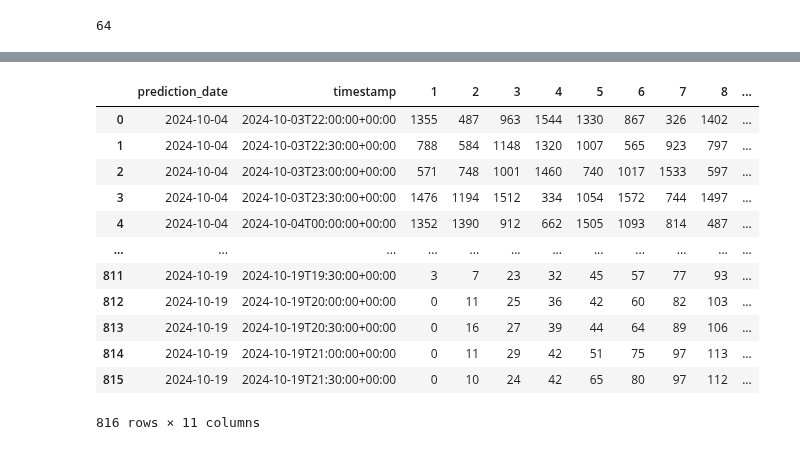
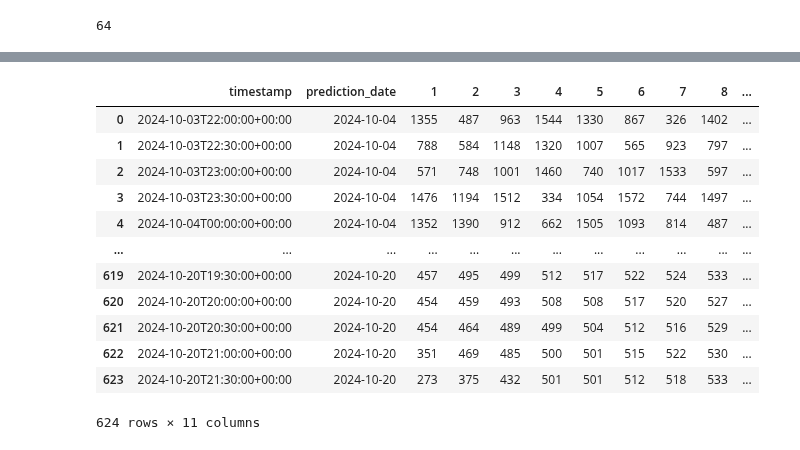
Before and after one commit to P-AEL/Energy_production_price_prediction, a Jupyter notebook: paul_analyse/LSTM_day_ahead_price.ipynb, the cells around one changed output, grey strips where cells are left out. Cells and saved outputs as stored; diff of their text form; code cells hidden in the pictures.

```diff
--- a/paul_analyse/LSTM_day_ahead_price.ipynb
+++ b/paul_analyse/LSTM_day_ahead_price.ipynb
@@ -326,43 +325,44 @@ for i in range(len(data)):
 dataframe_list = []
 
 for entry in data:
     prediction_date = entry['prediction_date']
 
     # Iteriere durch jedes 'submission' Element
     for submission in entry['solution']['submission']:
         timestamp = submission['timestamp']
         probabilistic_forecast = submission['probabilistic_forecast']
 
         # Extrahiere die Werte von 'probabilistic_forecast' und füge sie der Liste hinzu
         row = {
             'prediction_date': prediction_date,
             'timestamp': timestamp,
             '1': probabilistic_forecast.get('10', None),
             '2': probabilistic_forecast.get('20', None),
             '3': probabilistic_forecast.get('30', None),
             '4': probabilistic_forecast.get('40', None),
             '5': probabilistic_forecast.get('50', None),
             '6': probabilistic_forecast.get('60', None),
             '7': probabilistic_forecast.get('70', None),
             '8': probabilistic_forecast.get('80', None),
             '9': probabilistic_forecast.get('90', None)
         }
         dataframe_list.append(row)
 
 # Erstelle DataFrame
 df_api_new = pd.DataFrame(dataframe_list)
+df_api_new = df_api_new.groupby("timestamp").last().reset_index()
 df_api_new
 # %% [output]
-|  | prediction_date | timestamp | 1 | 2 | 3 | 4 | 5 | 6 | 7 | 8 | ... |
-| 0 | 2024-10-04 | 2024-10-03T22:00:00+00:00 | 1355 | 487 | 963 | 1544 | 1330 | 867 | 326 | 1402 | ... |
-| 1 | 2024-10-04 | 2024-10-03T22:30:00+00:00 | 788 | 584 | 1148 | 1320 | 1007 | 565 | 923 | 797 | ... |
-| 2 | 2024-10-04 | 2024-10-03T23:00:00+00:00 | 571 | 748 | 1001 | 1460 | 740 | 1017 | 1533 | 597 | ... |
-| 3 | 2024-10-04 | 2024-10-03T23:30:00+00:00 | 1476 | 1194 | 1512 | 334 | 1054 | 1572 | 744 | 1497 | ... |
-| 4 | 2024-10-04 | 2024-10-04T00:00:00+00:00 | 1352 | 1390 | 912 | 662 | 1505 | 1093 | 814 | 487 | ... |
+|  | timestamp | prediction_date | 1 | 2 | 3 | 4 | 5 | 6 | 7 | 8 | ... |
+| 0 | 2024-10-03T22:00:00+00:00 | 2024-10-04 | 1355 | 487 | 963 | 1544 | 1330 | 867 | 326 | 1402 | ... |
+| 1 | 2024-10-03T22:30:00+00:00 | 2024-10-04 | 788 | 584 | 1148 | 1320 | 1007 | 565 | 923 | 797 | ... |
+| 2 | 2024-10-03T23:00:00+00:00 | 2024-10-04 | 571 | 748 | 1001 | 1460 | 740 | 1017 | 1533 | 597 | ... |
+| 3 | 2024-10-03T23:30:00+00:00 | 2024-10-04 | 1476 | 1194 | 1512 | 334 | 1054 | 1572 | 744 | 1497 | ... |
+| 4 | 2024-10-04T00:00:00+00:00 | 2024-10-04 | 1352 | 1390 | 912 | 662 | 1505 | 1093 | 814 | 487 | ... |
 | ... | ... | ... | ... | ... | ... | ... | ... | ... | ... | ... | ... |
-| 811 | 2024-10-19 | 2024-10-19T19:30:00+00:00 | 3 | 7 | 23 | 32 | 45 | 57 | 77 | 93 | ... |
-| 812 | 2024-10-19 | 2024-10-19T20:00:00+00:00 | 0 | 11 | 25 | 36 | 42 | 60 | 82 | 103 | ... |
-| 813 | 2024-10-19 | 2024-10-19T20:30:00+00:00 | 0 | 16 | 27 | 39 | 44 | 64 | 89 | 106 | ... |
-| 814 | 2024-10-19 | 2024-10-19T21:00:00+00:00 | 0 | 11 | 29 | 42 | 51 | 75 | 97 | 113 | ... |
-| 815 | 2024-10-19 | 2024-10-19T21:30:00+00:00 | 0 | 10 | 24 | 42 | 65 | 80 | 97 | 112 | ... |
+| 619 | 2024-10-20T19:30:00+00:00 | 2024-10-20 | 457 | 495 | 499 | 512 | 517 | 522 | 524 | 533 | ... |
+| 620 | 2024-10-20T20:00:00+00:00 | 2024-10-20 | 454 | 459 | 493 | 508 | 508 | 517 | 520 | 527 | ... |
+| 621 | 2024-10-20T20:30:00+00:00 | 2024-10-20 | 454 | 464 | 489 | 499 | 504 | 512 | 516 | 529 | ... |
+| 622 | 2024-10-20T21:00:00+00:00 | 2024-10-20 | 351 | 469 | 485 | 500 | 501 | 515 | 522 | 530 | ... |
+| 623 | 2024-10-20T21:30:00+00:00 | 2024-10-20 | 273 | 375 | 432 | 501 | 501 | 512 | 518 | 533 | ... |
-816 rows × 11 columns
+624 rows × 11 columns
```
Also changed, not shown: parts of 10 cells of this notebook, 16 other files.
